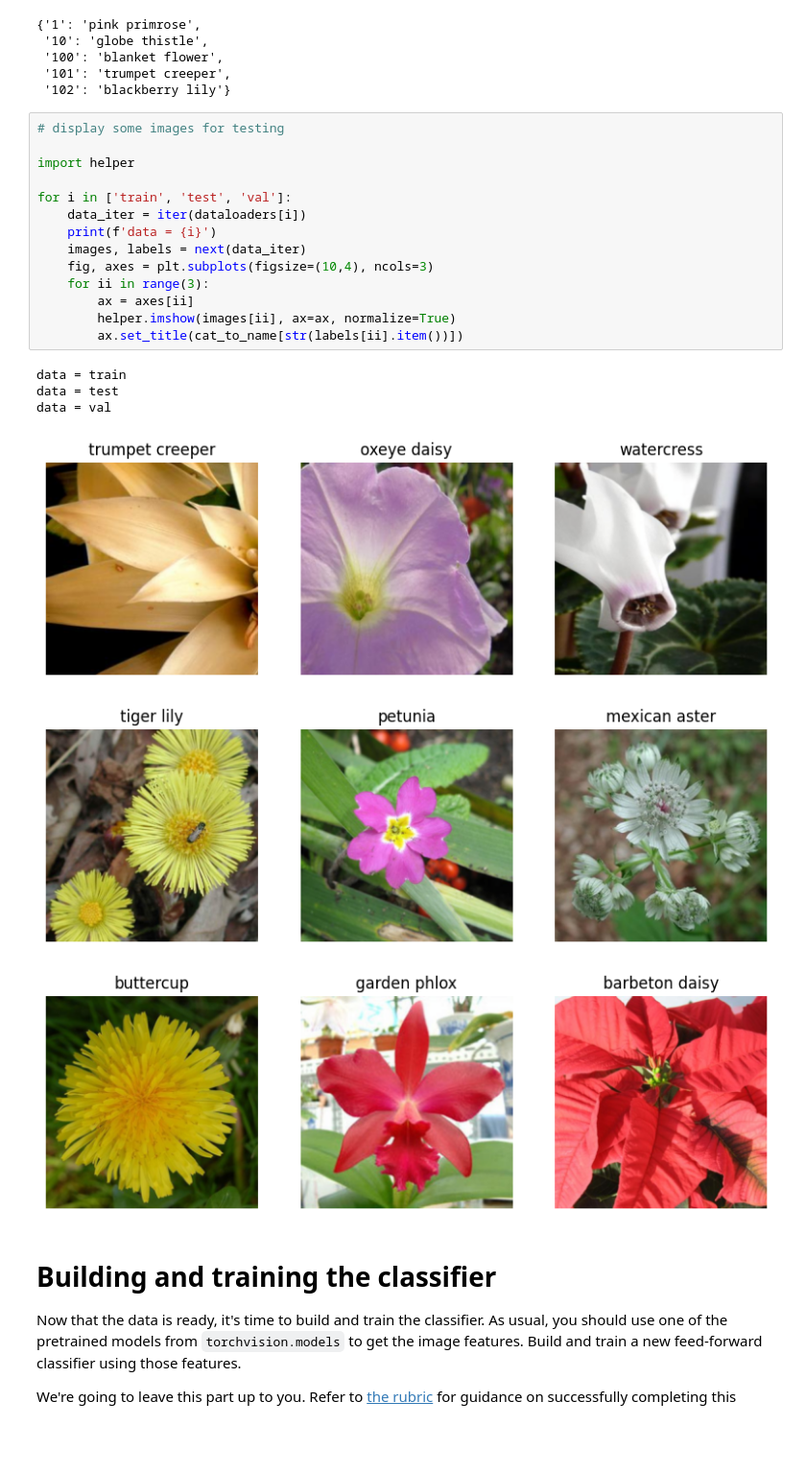
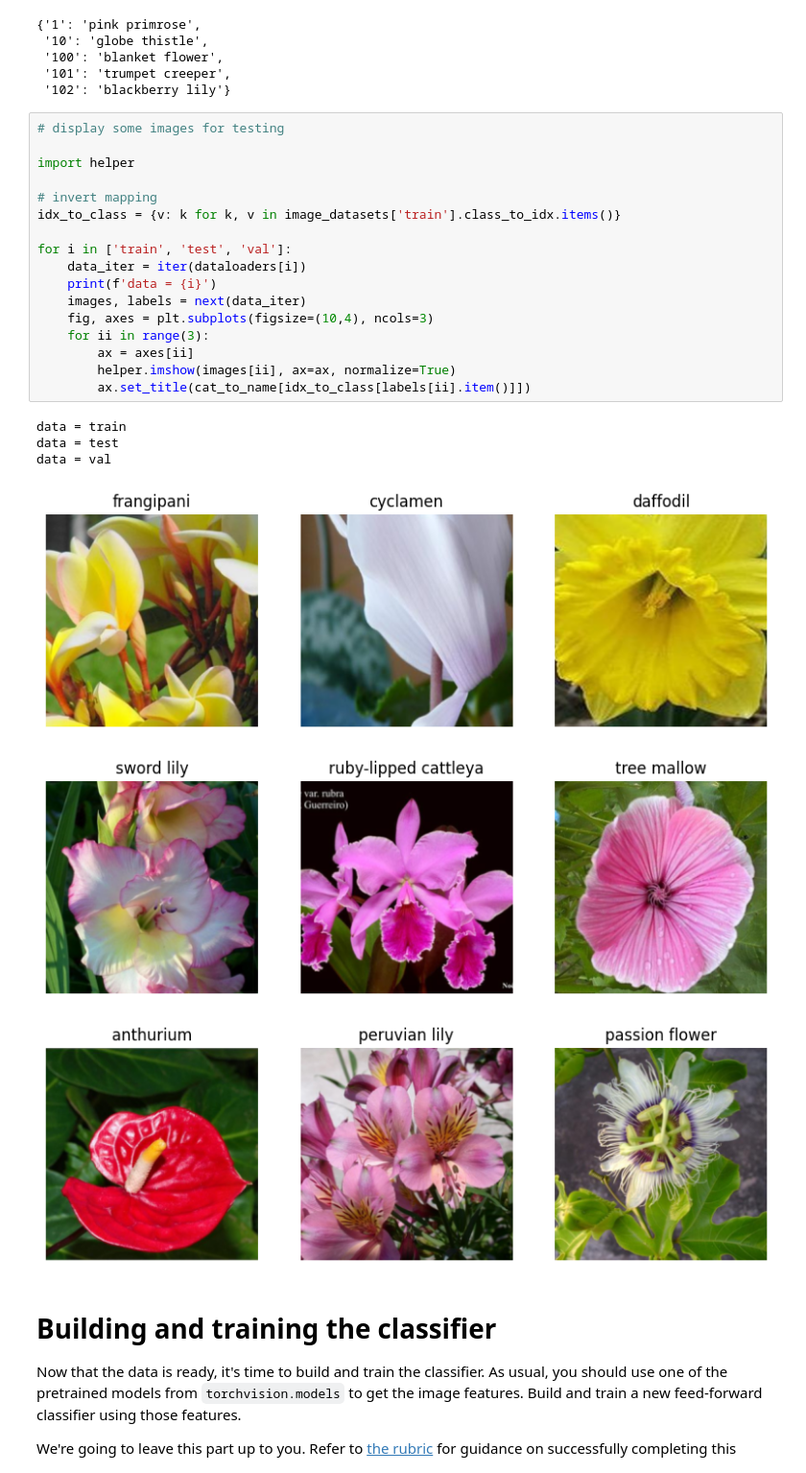
Before and after one commit to lienas/aipnd-project, a Jupyter notebook: Image Classifier Project.ipynb, the cells around one changed output. Shown at 96% size. Saved outputs shown, nothing was run; the diff lists cells and outputs as text; blank space fills up the shorter version.

```diff
--- a/Image Classifier Project.ipynb
+++ b/Image Classifier Project.ipynb
@@ -96,24 +98,27 @@ dict(list(cat_to_name.items())[:5])
 # %%
 # display some images for testing
 
 import helper
+
+# invert mapping
+idx_to_class = {v: k for k, v in image_datasets['train'].class_to_idx.items()}
 
 for i in ['train', 'test', 'val']:
     data_iter = iter(dataloaders[i])
     print(f'data = {i}')
     images, labels = next(data_iter)
     fig, axes = plt.subplots(figsize=(10,4), ncols=3)
     for ii in range(3):
         ax = axes[ii]
         helper.imshow(images[ii], ax=ax, normalize=True)
-        ax.set_title(cat_to_name[str(labels[ii].item())])
+        ax.set_title(cat_to_name[idx_to_class[labels[ii].item()]])
 # %% [output]
 data = train
 data = test
 data = val
-[figure, old version]
+[figure, new version]
-[figure, old version]
+[figure, new version]
-[figure, old version]
+[figure, new version]
 # %% [markdown]
 # Building and training the classifier
 
```
Also changed, not shown: parts of 15 cells of this notebook.
